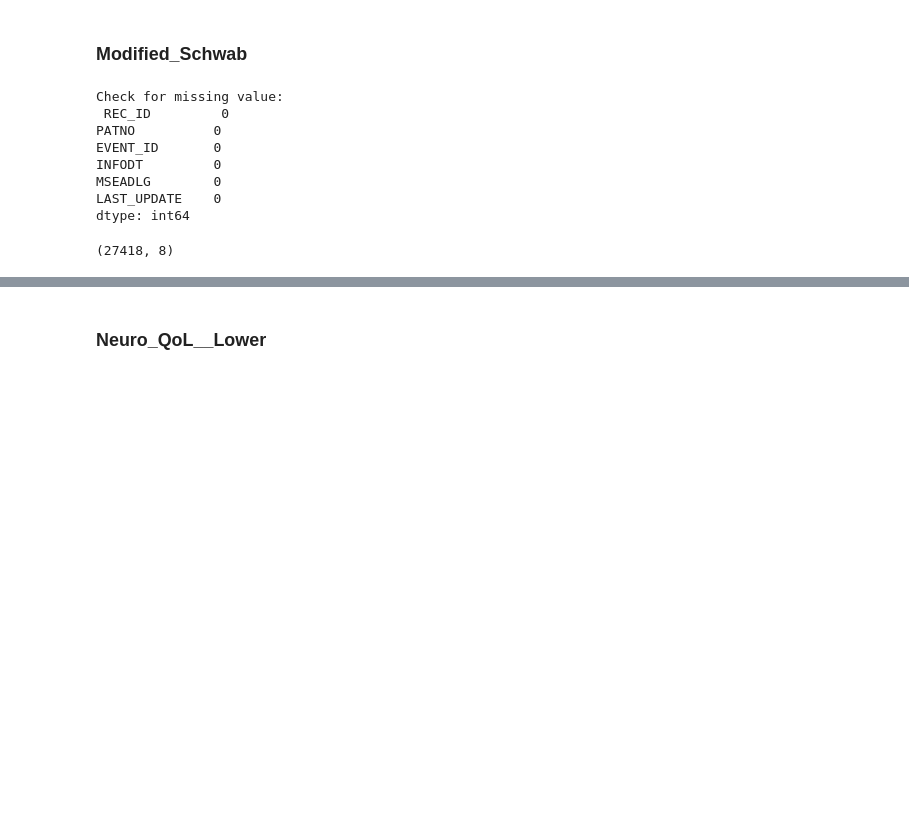
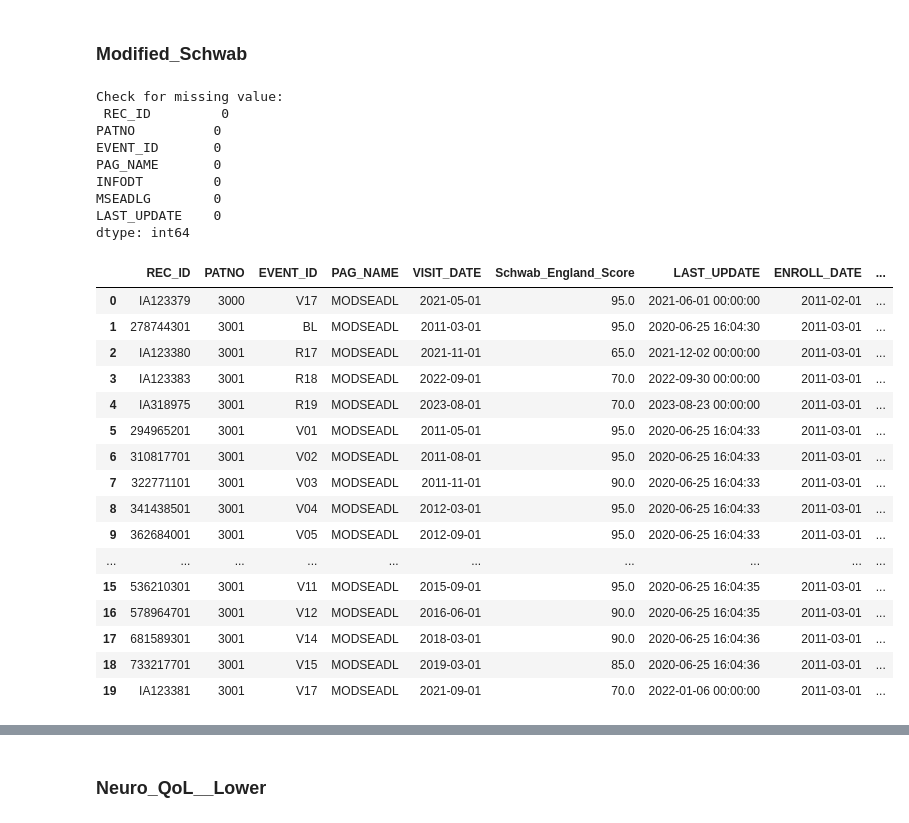
Before and after one commit to vutuongvy101/multimodal-pd-progression, a Jupyter notebook: Experiment/preprocessing/sri_hri_model.ipynb, the cells around one changed output, grey strips where cells are left out. Drawn from its saved outputs; the diff is of its cells as text; code cells hidden in the pictures; blank space fills up the shorter version.

Commit message:
feat: Update sri_hri_model.ipynb
Add more section
Add comment for master key dataframe

```diff
--- a/Experiment/preprocessing/sri_hri_model.ipynb
+++ b/Experiment/preprocessing/sri_hri_model.ipynb
@@ -148,16 +148,16 @@ def create_master_key(file_path):
         'FD4STDY',
         'DATELIG',
         'PPMI_ONLINE_ENROLL',
-        'ENRLPINK1',
-        'ENRLPRKN',
-        'ENRLSRDC',
-        'ENRLNORM',
-        'ENRLOTHGV',
-        'ENRLHPSM',
-        'ENRLRBD',
-        'ENRLLRRK2',
-        'ENRLSNCA',
-        'ENRLGBA'
+        'ENRLPINK1', # mutations linked to autosomal recessive early-onset PD. Rare, typically before age 40.
+        'ENRLPRKN', # Parkin Mutation at Enrollment
+        'ENRLSRDC', # PD without a known single genetic mutation.
+        'ENRLNORM', # PD with normal sense of smell.
+        'ENRLOTHGV', # Other Genetic Variant at Enrollment: Catches genetic variants not covered by the specific mutation columns
+        'ENRLHPSM', # Reduced sense of smell (hyposmia) is a strong prodromal marker for PD
+        'ENRLRBD', # A parasomnia where people act out dreams during REM sleep. Strong prodromal marker for PD. In PPMI
+        'ENRLLRRK2', # the most common known genetic cause of PD
+        'ENRLSNCA', # mutations are rare and often associated with early-onset and sometimes familial PD.
+        'ENRLGBA' # mutations increase PD risk, and homozygous mutations cause Gaucher disease.
     ]
 
     # 3. Create the subset DataFrame
@@ -215,6 +215,24 @@ def create_master_key(file_path):
     # Reset index for a clean dataframe
     master_df.reset_index(drop=True, inplace=True)
 
+    # ---------------------------------------------------------
+    # FILTER 5: PPMI Clinical + PPMI Remote (remove all PPMI Online only)
+    # ---------------------------------------------------------
+    # Remove rows where patient register for PPMI Online only
+    # Logic: Keep participants who have ENROLL_DATE (PPMI Clinical) or are in PPMI Remote
+    # Remove participants who are ONLY in PPMI Online (PPMI_ONLINE_ENROLL='YES' but no Clinical enrollment)
+    # Since Filter 3 already requires ENROLL_DATE, we verify that participants with PPMI_ONLINE_ENROLL='YES'
+    # also have ENROLL_DATE (meaning they're in Clinical, not Online-only)
+    # Participants in PPMI Online only would have PPMI_ONLINE_ENROLL='YES' and no ENROLL_DATE,
+    # but those are already removed by Filter 3. However, we add this filter to be explicit
+    # and to handle edge cases where ENROLL_DATE might be null for some reason.
+
+    # Remove participants who are marked as PPMI Online enrollment but have no Clinical enrollment
+    # (no ENROLL_DATE means they're not in Clinical)
+    master_df = master_df[~((master_df['PPMI_ONLINE_ENROLL'] == 'YES') & (master_df['ENROLL_DATE'].isna()))]
+
+    # Reset index for a clean dataframe
+    master_df.reset_index(drop=True, inplace=True)
 
     return master_df
 
@@ -228,6 +246,7 @@ print("\nCohort Breakdown:")
 print(master_df['COHORT_DEFINITION'].value_counts())
 print("\nStatus Breakdown:")
 print(master_df['ENROLL_STATUS'].value_counts())
+master_df.head(20)
 # %% [output]
 Final Master Key Shape: (4369, 28)
 
@@ -279,6 +295,7 @@ def create_schwab_df(file_path):
         'REC_ID',
         'PATNO',
         'EVENT_ID',
+        'PAG_NAME',
         'INFODT',
         'MSEADLG',
         'LAST_UPDATE'
@@ -305,36 +322,54 @@ def create_schwab_df(file_path):
     print('Check for missing value:\n', schwab_df.isnull().sum())
 
     # Reset index for a clean dataframe
-    schwab_df.reset_index(drop=True, inplace=True)
+    master_df.reset_index(drop=True, inplace=True)
 
 
     # Convert INFODT to datetime
     schwab_df['INFODT'] = pd.to_datetime(schwab_df['INFODT'],format='%m/%Y')
 
     # Merge with Master Key to get the Anchor Date (ENROLL_DATE)
     schwab_df = pd.merge(schwab_df, master_df[['PATNO', 'ENROLL_DATE']], on='PATNO', how='left')
 
     return schwab_df
 
 # --- EXECUTION ---
 file_path = '../../ppmi_pd/Motor___MDS-UPDRS/Modified_Schwab___England_Activities_of_Daily_Living_14Dec2025.csv'
 schwab_df = create_schwab_df(file_path)
 
 # Calculate Timeline
 schwab_df['Months_Since_Enrollment'] = (
     (schwab_df['INFODT'] - schwab_df['ENROLL_DATE']) / pd.Timedelta(days=30.44)
 ).round().astype('Int64')
 
 # Rename for consistency
 schwab_df = schwab_df.rename(columns={'INFODT': 'VISIT_DATE', 'MSEADLG': 'Schwab_England_Score'})
-schwab_df.shape
+
+schwab_df.head(20)
 # %% [output]
 Check for missing value:
  REC_ID         0
 PATNO          0
 EVENT_ID       0
+PAG_NAME       0
 INFODT         0
 MSEADLG        0
 LAST_UPDATE    0
 dtype: int64
-(27418, 8)
+|  | REC_ID | PATNO | EVENT_ID | PAG_NAME | VISIT_DATE | Schwab_England_Score | LAST_UPDATE | ENROLL_DATE | ... |
+| 0 | IA123379 | 3000 | V17 | MODSEADL | 2021-05-01 | 95.0 | 2021-06-01 00:00:00 | 2011-02-01 | ... |
+| 1 | 278744301 | 3001 | BL | MODSEADL | 2011-03-01 | 95.0 | 2020-06-25 16:04:30 | 2011-03-01 | ... |
+| 2 | IA123380 | 3001 | R17 | MODSEADL | 2021-11-01 | 65.0 | 2021-12-02 00:00:00 | 2011-03-01 | ... |
+| 3 | IA123383 | 3001 | R18 | MODSEADL | 2022-09-01 | 70.0 | 2022-09-30 00:00:00 | 2011-03-01 | ... |
+| 4 | IA318975 | 3001 | R19 | MODSEADL | 2023-08-01 | 70.0 | 2023-08-23 00:00:00 | 2011-03-01 | ... |
+| 5 | 294965201 | 3001 | V01 | MODSEADL | 2011-05-01 | 95.0 | 2020-06-25 16:04:33 | 2011-03-01 | ... |
+| 6 | 310817701 | 3001 | V02 | MODSEADL | 2011-08-01 | 95.0 | 2020-06-25 16:04:33 | 2011-03-01 | ... |
+| 7 | 322771101 | 3001 | V03 | MODSEADL | 2011-11-01 | 90.0 | 2020-06-25 16:04:33 | 2011-03-01 | ... |
+| 8 | 341438501 | 3001 | V04 | MODSEADL | 2012-03-01 | 95.0 | 2020-06-25 16:04:33 | 2011-03-01 | ... |
+| 9 | 362684001 | 3001 | V05 | MODSEADL | 2012-09-01 | 95.0 | 2020-06-25 16:04:33 | 2011-03-01 | ... |
+| ... | ... | ... | ... | ... | ... | ... | ... | ... | ... |
+| 15 | 536210301 | 3001 | V11 | MODSEADL | 2015-09-01 | 95.0 | 2020-06-25 16:04:35 | 2011-03-01 | ... |
+| 16 | 578964701 | 3001 | V12 | MODSEADL | 2016-06-01 | 90.0 | 2020-06-25 16:04:35 | 2011-03-01 | ... |
+| 17 | 681589301 | 3001 | V14 | MODSEADL | 2018-03-01 | 90.0 | 2020-06-25 16:04:36 | 2011-03-01 | ... |
+| 18 | 733217701 | 3001 | V15 | MODSEADL | 2019-03-01 | 85.0 | 2020-06-25 16:04:36 | 2011-03-01 | ... |
+| 19 | IA123381 | 3001 | V17 | MODSEADL | 2021-09-01 | 70.0 | 2022-01-06 00:00:00 | 2011-03-01 | ... |
```
Also changed, not shown: parts of 13 cells of this notebook.
